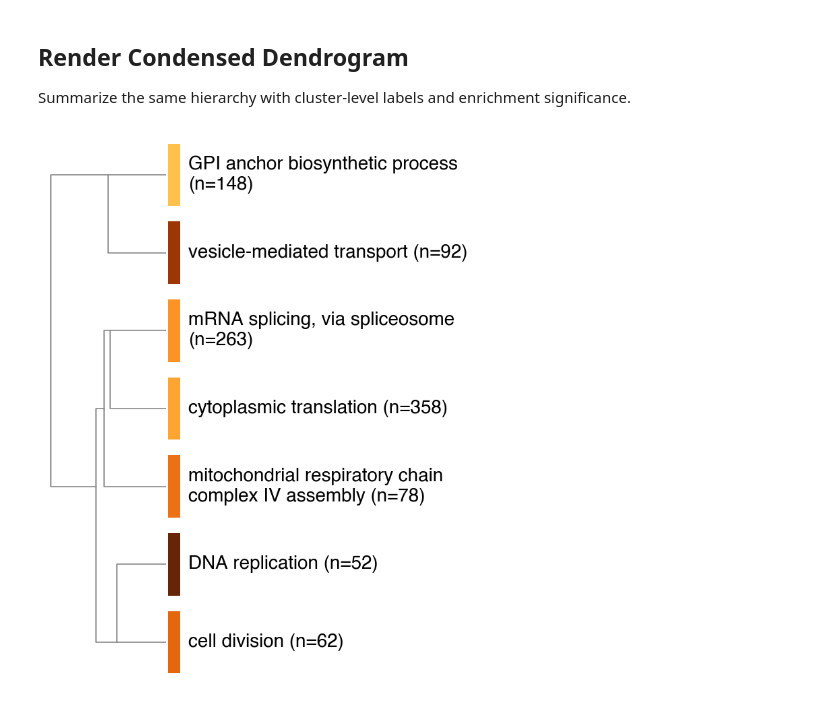
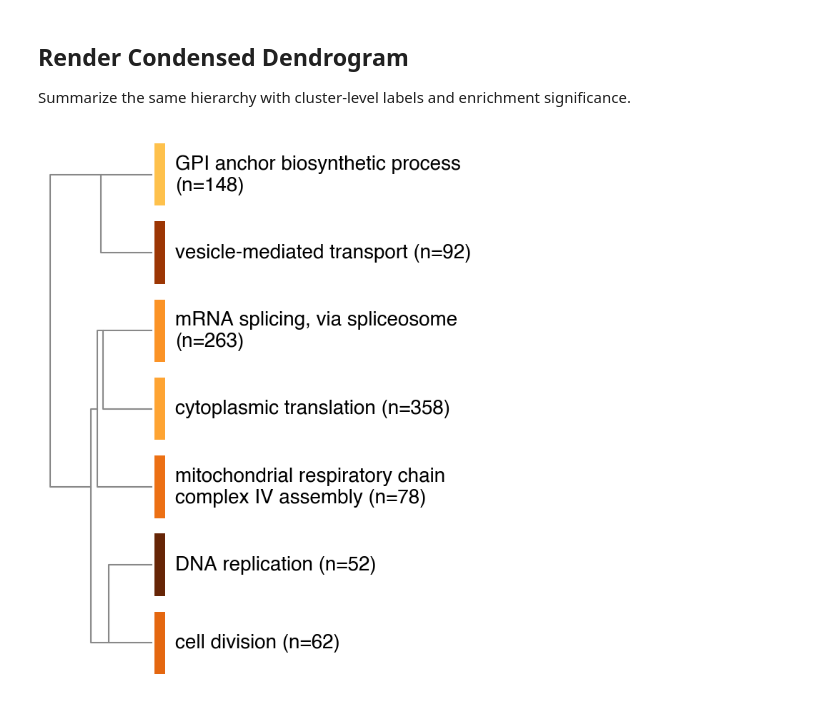
Before and after one commit to himalayas-base/himalayas-publication, a Jupyter notebook: fig_1.ipynb, the cells around one changed output. Saved outputs shown, nothing was run; the diff lists cells and outputs as text; code cells hidden in the pictures.

```diff
--- a/fig_1.ipynb
+++ b/fig_1.ipynb
@@ -164,6 +164,7 @@ from himalayas.plot import Plotter
 
 LABEL_COLOR = "black"
 BACKGROUND_COLOR = "white"
+FONT = "Helvetica"
 
 vals = matrix.values
 mask = np.isfinite(vals) & (vals != 0)
@@ -175,7 +176,8 @@ plotter = (
     .plot_title(
         "HiMaLAYAS - Yeast Genetic Interaction Similarity Matrix",
         color=LABEL_COLOR,
-        fontsize=17,
+        font=FONT,
+        fontsize=16,
     )
     .plot_dendrogram(
         axes=[0.06, 0.16, 0.09, 0.79],
@@ -189,14 +191,14 @@ plotter = (
         vmin=-vlim,
         vmax=vlim,
         outer_lw=0,
-        figsize=(14, 10),
+        figsize=(13, 10),
         subplots_adjust={"left": 0.15, "right": 0.62, "bottom": 0.16, "top": 0.95},
     )
     .plot_matrix_axis_labels(
         xlabel="Gene",
         ylabel="Gene",
         fontsize=16,
-        font="Helvetica",
+        font=FONT,
         color=LABEL_COLOR,
         xlabel_pad=6.0,
         ylabel_pad=0.007,
@@ -211,7 +213,7 @@ plotter = (
         wrap_text=True,
         wrap_width=40,
         overflow="wrap",
-        font="Helvetica",
+        font=FONT,
         fontsize=17,
         color=LABEL_COLOR,
         skip_unlabeled=False,
@@ -239,7 +241,7 @@ plotter = (
         right_pad=0.01,
     )
     .plot_bar_labels(
-        font="Helvetica",
+        font=FONT,
         fontsize=14,
         color=LABEL_COLOR,
         pad=4,
@@ -261,12 +263,12 @@ plotter = (
     )
     .plot_colorbars(
         ncols=2,
-        height=0.045,
-        gap=0.05,
+        height=0.04,
+        gap=0.06,
         hpad=0.04,
         vpad=0.00,
         fontsize=14,
-        font="Helvetica",
+        font=FONT,
         color=LABEL_COLOR,
         border_color=LABEL_COLOR,
         border_width=1.0,
@@ -295,35 +297,35 @@ cluster_dendrogram = plot_dendrogram_condensed(
     results_sig,
     term_col="term",
     cluster_col="cluster",
     weight_col="pval",
     label_mode="top_term",
     label_col="term",
-    figsize=(3, 9),
+    figsize=(2.5, 8.5),
     sigbar_cmap="YlOrBr",
     sigbar_width=0.06,
     sigbar_height=0.8,
     sigbar_min_logp=0.0,
     sigbar_max_logp=30.0,
-    font="Helvetica",
+    font=FONT,
     fontsize=20,
     max_words=24,
     wrap_text=True,
     wrap_width=34,
     overflow="ellipsis",
     omit_words=(),
     label_fields=("label", "n"),
     label_color=LABEL_COLOR,
-    label_left_pad=0.04,
+    label_left_pad=0.06,
     dendrogram_color="#888888",
-    dendrogram_lw=1.2,
+    dendrogram_lw=1.5,
     background_color=BACKGROUND_COLOR,
 )
 cluster_dendrogram.save(
     PNG_DIR / "yeast_gi_similarity_condensed_dendrogram.png",
     dpi=300,
     bbox_inches="tight",
     pad_inches=0.02,
 )
 cluster_dendrogram.show()
 # %% [output]
-[figure, old version]
+[figure, new version]
```
Also changed, not shown: parts of 1 cell of this notebook, 2 other files.
